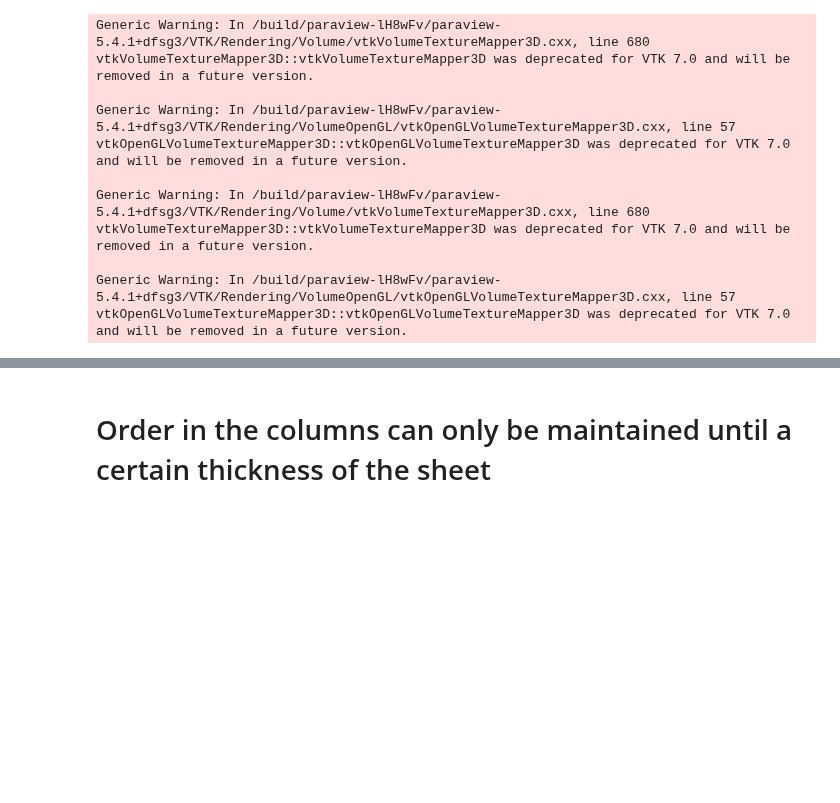
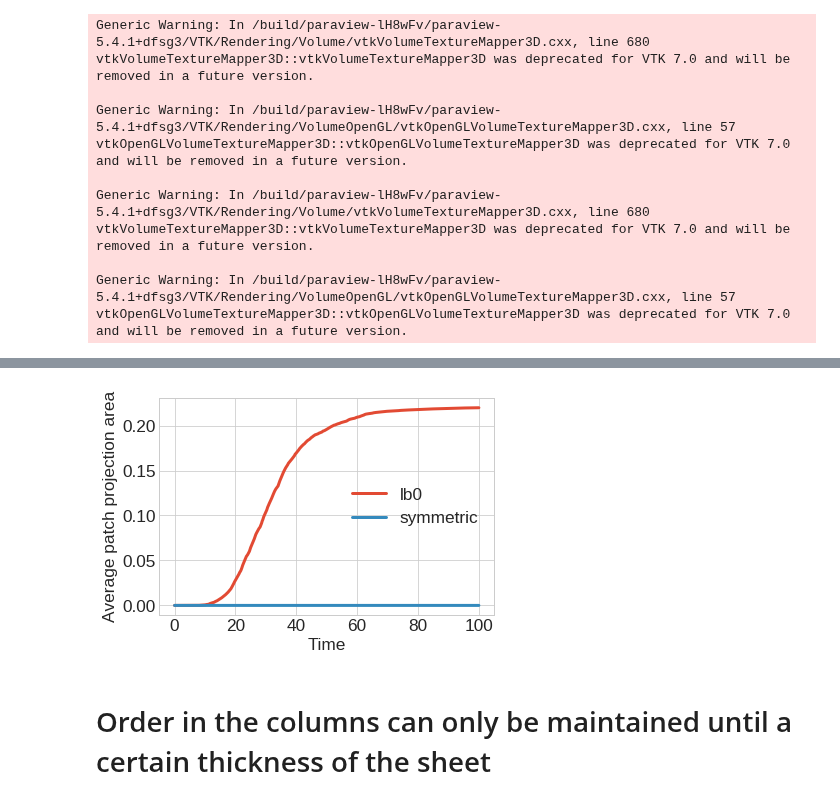
Before and after one commit to somathias/CartilageCBM, a Jupyter notebook: exp-mesenchymal_condensation_draft.ipynb, the cells around one changed output, grey strips where cells are left out. Drawn from its saved outputs; the diff is of its cells as text; code cells hidden in the pictures; blank space fills up the shorter version.

```diff
--- a/exp-mesenchymal_condensation_draft.ipynb
+++ b/exp-mesenchymal_condensation_draft.ipynb
@@ -367,3 +384,38 @@ vtkOpenGLVolumeTextureMapper3D::vtkOpenGLVolumeTextureMapper3D was deprecated fo
+# %%
+dir_symmetric = 'exp-draft/mesenchymal_condensation/flat/20200513-155712/'
+dir_lb0 = 'exp-draft/mesenchymal_condensation/flat/20200513-161955/'
+
+# save label-path tuple
+with open(path_to_label_files+'lb0', 'w') as f:
+    f.write(dir_lb0+'0/')
+
+# time steps are consistent across runs, so it's sufficient to load them from a single path
+times_d, coords_d = sm.read_in_data('/home/kubuntu1804/Documents/sf_simulation_results/'+dir_symmetric + '0/results_from_time_0/')
+
+ppa_av_d = np.zeros(times_d.shape)
+for seed in range(8):
+    ppa_av_d = ppa_av_d + np.loadtxt('/home/kubuntu1804/Documents/sf_simulation_results/'+dir_symmetric+str(seed)+'/results_from_time_0/metrics_results/data_patch_projection_area_av.txt', dtype=float)
+ppa_av_d = ppa_av_d /8
+
+# time steps are consistent across runs, so it's sufficient to load them from a single path
+times_r, coords_r = sm.read_in_data('/home/kubuntu1804/Documents/sf_simulation_results/'+dir_lb0 + '0/results_from_time_0/')
+
+ppa_av_r = np.zeros(times_r.shape)
+for seed in range(8):
+    ppa_av_r = ppa_av_r + np.loadtxt('/home/kubuntu1804/Documents/sf_simulation_results/'+dir_lb0+str(seed)+'/results_from_time_0/metrics_results/data_patch_projection_area_av.txt', dtype=float)
+ppa_av_r = ppa_av_r /8
+
+
+
+plt.plot(times_r, ppa_av_r, label='lb0')
+plt.plot(times_d, ppa_av_d, label='symmetric')
+plt.legend()
+#plt.title('distance 4.0')
+plt.xlabel('Time')
+plt.ylabel('Average patch projection area')
+plt.savefig(path_to_plots+'ppa_flat.pdf', bbox_inches='tight')
+# %% [output]
+[figure, added]
 # %% [markdown]
 # Order in the columns can only be maintained until a certain thickness of the sheet
 # %% [markdown]
```
Also changed, not shown: parts of 8 cells of this notebook.
